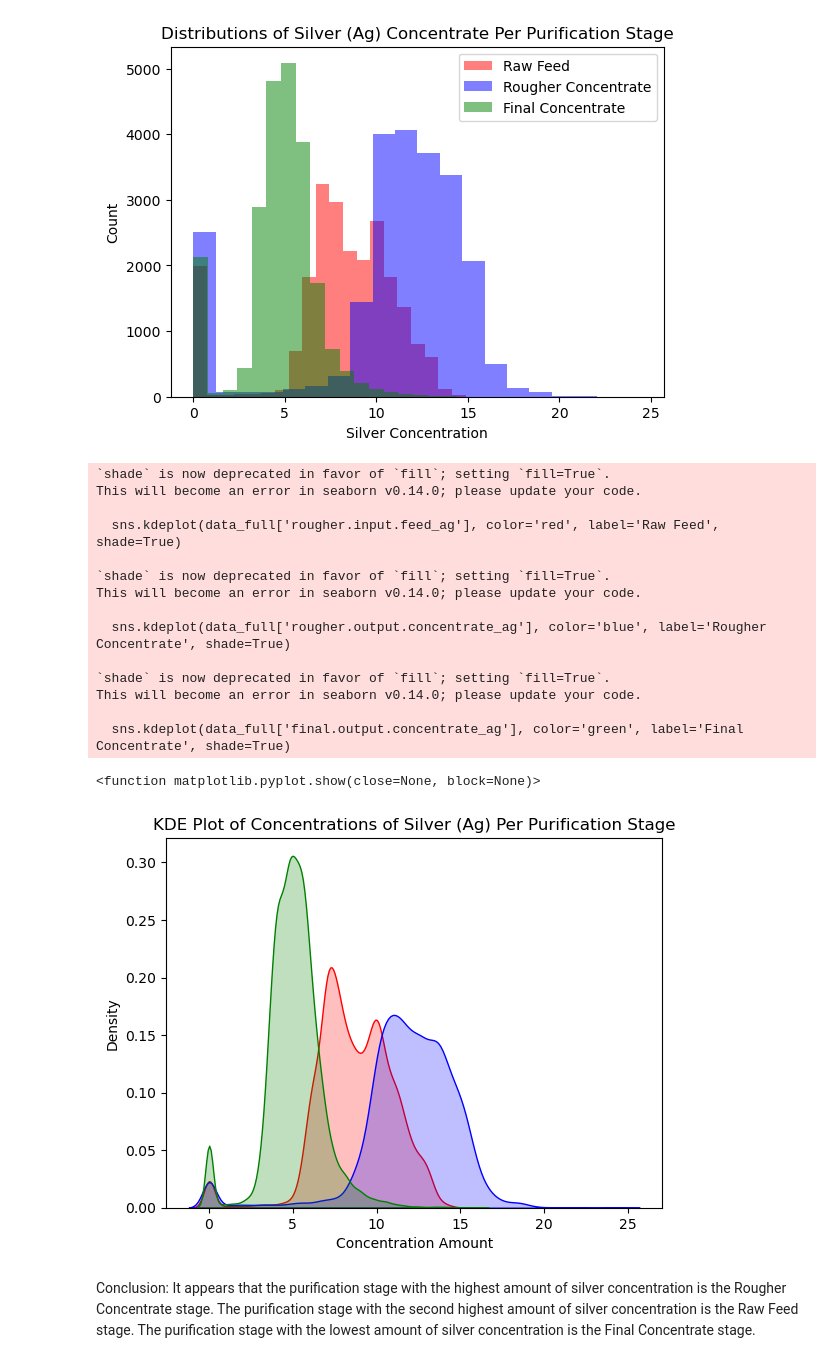
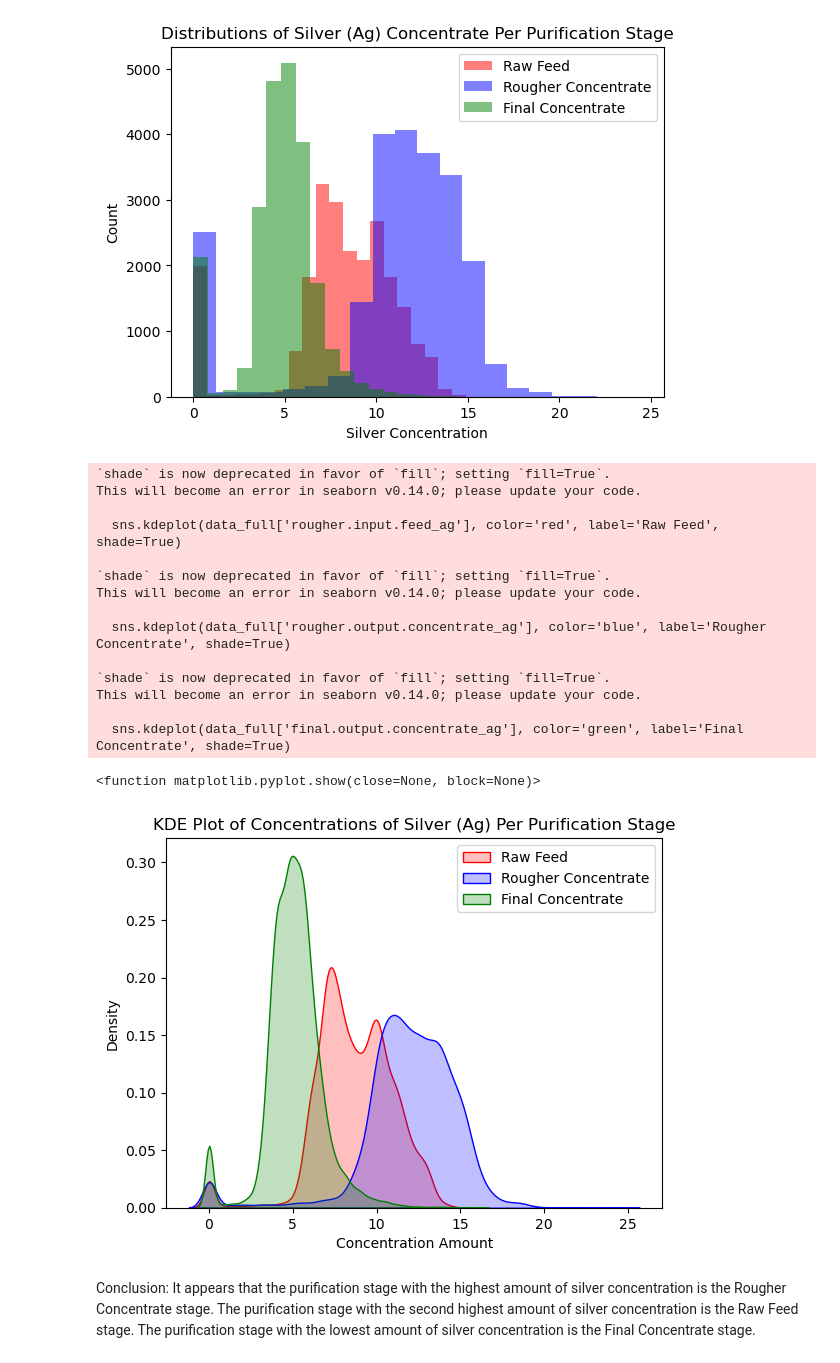
Before and after one commit to BLacuesta3/Sprint-10-Project, a Jupyter notebook: Sprint 10 Project Notebook.ipynb, the cells around one changed output. Saved outputs shown, nothing was run; the diff lists cells and outputs as text; code cells hidden in the pictures.

```diff
--- a/Sprint 10 Project Notebook.ipynb
+++ b/Sprint 10 Project Notebook.ipynb
@@ -633,30 +636,31 @@ plt.show()
 # %%
 sns.kdeplot(data_full['rougher.input.feed_ag'], color='red', label='Raw Feed', shade=True)
 sns.kdeplot(data_full['rougher.output.concentrate_ag'], color='blue', label='Rougher Concentrate', shade=True)
 sns.kdeplot(data_full['final.output.concentrate_ag'], color='green', label='Final Concentrate', shade=True)
 
 plt.xlabel("Concentration Amount")
 plt.title("KDE Plot of Concentrations of Silver (Ag) Per Purification Stage")
+plt.legend(loc='upper right')
 plt.tight_layout
 
 plt.show
 # %% [output]
 `shade` is now deprecated in favor of `fill`; setting `fill=True`.
 This will become an error in seaborn v0.14.0; please update your code.
 
   sns.kdeplot(data_full['rougher.input.feed_ag'], color='red', label='Raw Feed', shade=True)
 
 `shade` is now deprecated in favor of `fill`; setting `fill=True`.
 This will become an error in seaborn v0.14.0; please update your code.
 
   sns.kdeplot(data_full['rougher.output.concentrate_ag'], color='blue', label='Rougher Concentrate', shade=True)
 
 `shade` is now deprecated in favor of `fill`; setting `fill=True`.
 This will become an error in seaborn v0.14.0; please update your code.
 
   sns.kdeplot(data_full['final.output.concentrate_ag'], color='green', label='Final Concentrate', shade=True)
 <function matplotlib.pyplot.show(close=None, block=None)>
-[figure, old version]
+[figure, new version]
 # %% [markdown]
 Conclusion:
 It appears that the purification stage with the highest amount of silver concentration is the Rougher Concentrate stage. The purification stage with the second highest amount of silver concentration is the Raw Feed stage.  The purification stage with the lowest amount of silver concentration is the Final Concentrate stage.
```
Also changed, not shown: parts of 5 cells of this notebook.
